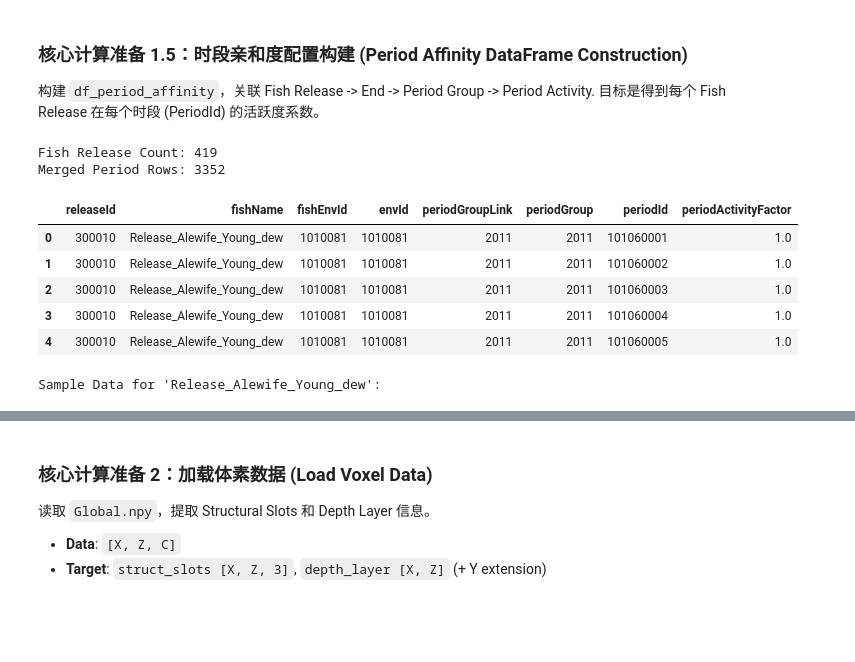
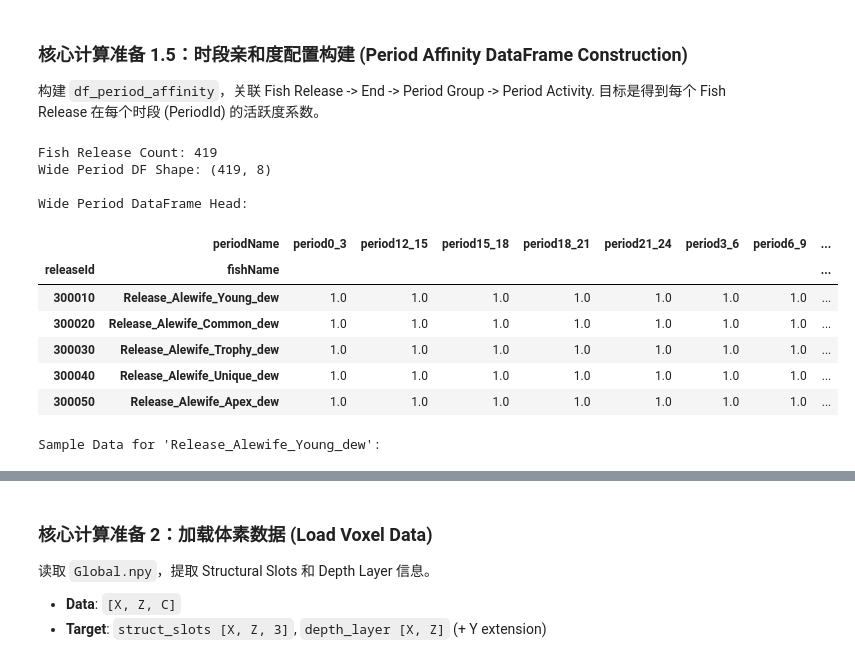
Before and after one commit to futouyiba/precompute, a Jupyter notebook: 0precomputeDemo.ipynb, the cells around one changed output, grey strips where cells are left out. Cells and saved outputs as stored; diff of their text form; code cells hidden in the pictures; blank space fills up the shorter version.

```diff
--- a/0precomputeDemo.ipynb
+++ b/0precomputeDemo.ipynb
@@ -631,54 +662,87 @@ df_stock_release = df_stock_release.rename(columns={'id': 'mappingId'}) # stock_
 df_fish_env = df_fish_env.rename(columns={'id': 'envId', 'name': 'envName', 'periodCoeffGroup': 'periodGroupLink'})
 df_period_affinity_list = df_period_affinity_list.rename(columns={'id': 'periodEntryId'})
 
-# 4. Perform Merges
+# 4. Perform Merges (Long Format Construction)
 
 # Step 4a: Fish Release -> Stock Release (Link via releaseId)
-# Note: stock_release has 'releaseId' which matches fish_release['releaseId']
 df_merged_1 = pd.merge(
     df_fish_release[['releaseId', 'fishName']],
     df_stock_release[['releaseId', 'fishEnvId']],
     on='releaseId',
     how='inner'
 )
 
 # Step 4b: -> Fish Env (Link via fishEnvId == envId)
 df_merged_2 = pd.merge(
     df_merged_1,
     df_fish_env[['envId', 'periodGroupLink']],
     left_on='fishEnvId',
     right_on='envId',
     how='inner'
 )
 
 # Step 4c: -> Period Affinity (Link via periodGroupLink == periodGroup)
-df_period_final = pd.merge(
+df_period_long = pd.merge(
     df_merged_2,
     df_period_affinity_list[['periodGroup', 'periodId', 'periodActivityFactor']],
     left_on='periodGroupLink',
     right_on='periodGroup',
     how='inner'
 )
 
-# 5. Review Result
+# -------------------------------------------------------------------------
+# 5. Pivot to Wide Format (User Request: Named Columns)
+# -------------------------------------------------------------------------
+
+# Define Mapping (Based on data_formula.md)
+period_id_to_name = {
+    101060001: "period6_9",
+    101060002: "period9_12",
+    101060003: "period12_15",
+    101060004: "period15_18",
+    101060005: "period18_21",
+    101060006: "period21_24",
+    101060007: "period0_3",
+    101060008: "period3_6"
+}
+
+# Create 'periodName' column
+df_period_long['periodName'] = df_period_long['periodId'].map(period_id_to_name)
+
+# Pivot: Index=[releaseId, fishName], Columns=periodName, Values=periodActivityFactor
+df_period_wide = df_period_long.pivot_table(
+    index=['releaseId', 'fishName'],
+    columns='periodName',
+    values='periodActivityFactor',
+    fill_value=0 # Default to 0 if missing
+)
+
+# Reset index to make releaseId a column again (optional, depending on usage)
+# df_period_wide.reset_index(inplace=True)
+
 print(f"Fish Release Count: {len(df_fish_release)}")
-print(f"Merged Period Rows: {len(df_period_final)}")
-display(df_period_final.head())
+print(f"Wide Period DF Shape: {df_period_wide.shape}")
+print("\nWide Period DataFrame Head:")
+display(df_period_wide.head())
 
-# Check for a specific fish to verify expansion
-sample_fish = df_period_final[df_period_final['fishName'].str.contains("Release_Alewife_Young_dew")]
-if not sample_fish.empty:
-    print("\nSample Data for 'Release_Alewife_Young_dew':")
-    display(sample_fish[['fishName', 'periodId', 'periodActivityFactor']])
+# Check for a specific fish
+sample_name = "Release_Alewife_Young_dew"
+# Filter using index level if checking by name
+if sample_name in df_period_wide.index.get_level_values('fishName'):
+    print(f"\nSample Data for '{sample_name}':")
+    display(df_period_wide.query(f"fishName == '{sample_name}'"))
 else:
-    print("\nSample fish 'Release_Alewife_Young_dew' not found in result.")
+    print(f"\nSample fish '{sample_name}' not found.")
 # %% [output]
 Fish Release Count: 419
-Merged Period Rows: 3352
+Wide Period DF Shape: (419, 8)
+
+Wide Period DataFrame Head:
-|  | releaseId | fishName | fishEnvId | envId | periodGroupLink | periodGroup | periodId | periodActivityFactor |
-| 0 | 300010 | Release_Alewife_Young_dew | 1010081 | 1010081 | 2011 | 2011 | 101060001 | 1.0 |
-| 1 | 300010 | Release_Alewife_Young_dew | 1010081 | 1010081 | 2011 | 2011 | 101060002 | 1.0 |
-| 2 | 300010 | Release_Alewife_Young_dew | 1010081 | 1010081 | 2011 | 2011 | 101060003 | 1.0 |
-| 3 | 300010 | Release_Alewife_Young_dew | 1010081 | 1010081 | 2011 | 2011 | 101060004 | 1.0 |
-| 4 | 300010 | Release_Alewife_Young_dew | 1010081 | 1010081 | 2011 | 2011 | 101060005 | 1.0 |
+|  | periodName | period0_3 | period12_15 | period15_18 | period18_21 | period21_24 | period3_6 | period6_9 | ... |
+| releaseId | fishName |  |  |  |  |  |  |  | ... |
+| 300010 | Release_Alewife_Young_dew | 1.0 | 1.0 | 1.0 | 1.0 | 1.0 | 1.0 | 1.0 | ... |
+| 300020 | Release_Alewife_Common_dew | 1.0 | 1.0 | 1.0 | 1.0 | 1.0 | 1.0 | 1.0 | ... |
+| 300030 | Release_Alewife_Trophy_dew | 1.0 | 1.0 | 1.0 | 1.0 | 1.0 | 1.0 | 1.0 | ... |
+| 300040 | Release_Alewife_Unique_dew | 1.0 | 1.0 | 1.0 | 1.0 | 1.0 | 1.0 | 1.0 | ... |
+| 300050 | Release_Alewife_Apex_dew | 1.0 | 1.0 | 1.0 | 1.0 | 1.0 | 1.0 | 1.0 | ... |
 Sample Data for 'Release_Alewife_Young_dew':
```
Also changed, not shown: parts of 7 cells of this notebook, 4 other files.
